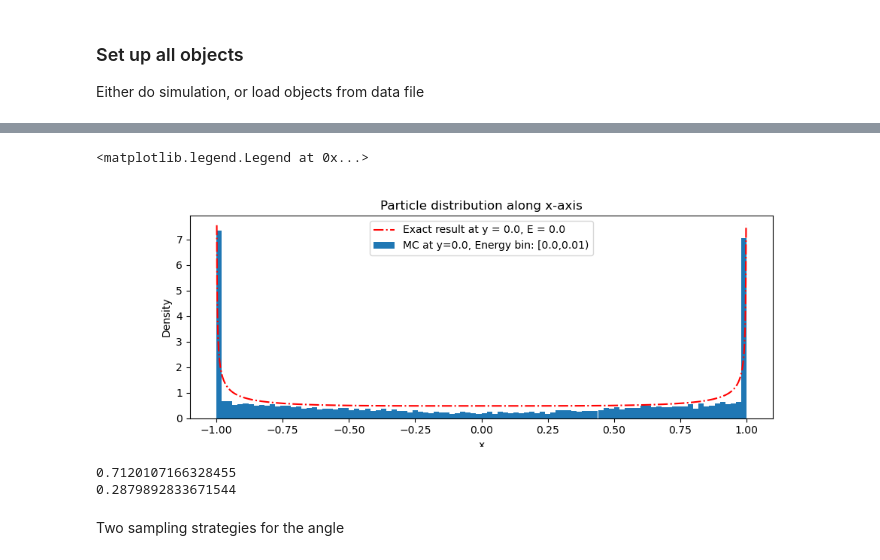
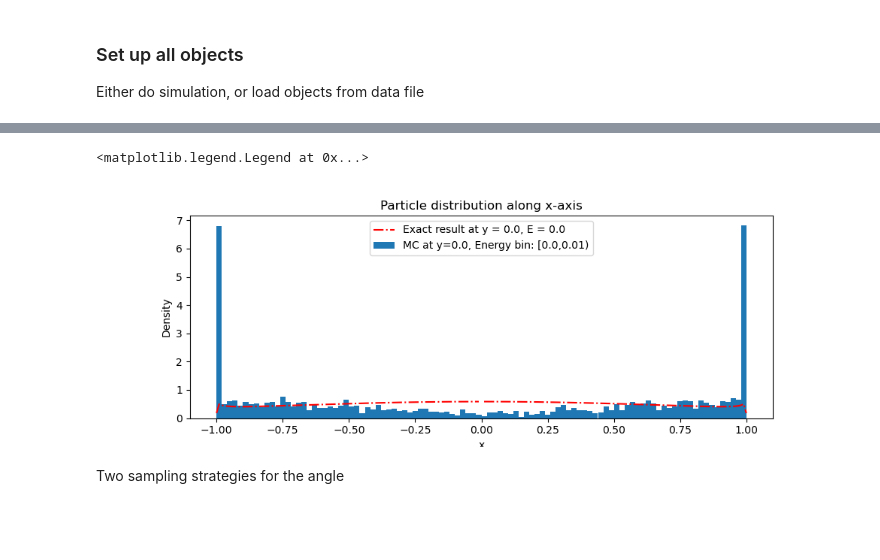
Before and after one commit to KlaasWillems/electronTransportCode, a Jupyter notebook: numericalExperiments/pointSource/PointSourceTest.ipynb, the cells around one changed output, grey strips where cells are left out. Saved outputs shown, nothing was run; the diff lists cells and outputs as text; code cells hidden in the pictures; blank space fills up the shorter version.

Commit message:
point source progress

```diff
--- a/numericalExperiments/pointSource/PointSourceTest.ipynb
+++ b/numericalExperiments/pointSource/PointSourceTest.ipynb
@@ -27,6 +27,8 @@ SEED: int = 4  # Random number generator seed
 SIM: bool = False
 
 if SIM:
+    NB_PARTICLES = 50000
+
     # Set up initial conditions
     eSource: float = 1.0
     pointSourceSim = PointSourceSimulation(minEnergy=0, eSource=eSource, rngSeed=SEED)
@@ -36,9 +38,10 @@ if SIM:
     simDomain = SimulationDomain(xmin, xmax, xmin, xmax, xbins, xbins, material=unitDensityMaterial)
 
     # Set up dose estimator
-    Ebins = 10
+    Ebins = 100
     fluenceEstimator = FluenceEstimator(simDomain=simDomain, Emin=0.0, Emax=eSource, Ebins=Ebins)
     doseEstimator = DoseEstimator(simDomain)
+    trackEndEstimator = TrackEndEstimator(simDomain, NB_PARTICLES)
 
     # Set up particle
     particle = PointSourceParticle(generator=SEED)  # rng is later overridden by simulation object
@@ -46,8 +49,8 @@ if SIM:
     # Set up particle tracer
     particleTracer = AnalogParticleTracer(particle=particle, simOptions=pointSourceSim, simDomain=simDomain)
 
-    NB_PARTICLES = 1000
-    particleTracer(nbParticles=NB_PARTICLES, estimators=(fluenceEstimator, doseEstimator))
+
+    particleTracer(nbParticles=NB_PARTICLES, estimators=(fluenceEstimator, doseEstimator, trackEndEstimator))
     print(f'Average amount of events: {particleTracer.averageNbCollisions}')
 else:
     with open('data/particleTracer.pkl', 'rb') as file:
@@ -59,6 +62,9 @@ else:
     with open('data/doseEstimator.pkl', 'rb') as file:
         doseEstimator = pickle.load(file)
 
+    with open('data/trackEndEstimator.pkl', 'rb') as file:
+        trackEndEstimator = pickle.load(file)
+
     particle = particleTracer.particle
     simDomain = particleTracer.simDomain
     pointSourceSim = particleTracer.simOptions
@@ -119,11 +86,11 @@ xv, _ = np.meshgrid(xs, ys)
 res = np.zeros_like(xv)
 for i1, x1 in enumerate(xs):
     for i2, y1 in enumerate(ys):
-        if np.power(x1, 2) + np.power(y1, 2) < 1.0:
-            r = np.power(x1, 2) + np.power(y1, 2)
-            t = 1.0
-            res[i1, i2] = 1/(2*np.pi*t*np.sqrt(np.power(t, 2) - np.power(r, 2)))
-            # res[i1, i2] = exactSolution.pointSourceSolution(x1, y1, 0.0, eSource)
+        if np.power(x1, 2) + np.power(y1, 2) <= 1.0:
+            # r = np.power(x1, 2) + np.power(y1, 2)
+            # t = 1.0
+            # res[i1, i2] = 1/(2*np.pi*t*np.sqrt(np.power(t, 2) - np.power(r, 2)))
+            res[i1, i2] = exactSolution.pointSourceSolution(x1, y1, 0.0, eSource)
 # %%
 # Plot energy deposition
 ebin2Index = 0
@@ -172,31 +153,29 @@ plt.show()
 # %%
  # End particle distribution along x-axis
 ybin1Index = int((xbins)/2)
 
 ybin1down = np.round(simDomain.yrange[ybin1Index], roundDigits)
 ybin1up = np.round(simDomain.yrange[ybin1Index+1], roundDigits)
 
-xFinalFluence = finalFluence[ybin1Index, :]
+xFinalFluence = finalFluence[ybin1Index, :]  # finalFluence.sum(axis=0)
 fig, ax1 = plt.subplots(figsize=(10, 3.5))
 ax1.set_title('Particle distribution along x-axis')
 
 dxMC = simDomain.xrange[1]-simDomain.xrange[0]
 dxRes = xs[1] - xs[0]
-ax1.bar(simDomain.xrange[:-1], xFinalFluence/(xFinalFluence.sum()*dxMC), align='edge', width=dxMC,
+
+normMC = (xFinalFluence.sum()*dxMC)
+normRes = np.trapz(np.nan_to_num(res[xSolIndex]), dx=dxRes)
+
+ax1.bar(simDomain.xrange[:-1], xFinalFluence/normMC, align='edge', width=dxMC,
         label=f'MC at y={np.round(simDomain.xrange[ybin1Index], roundDigits)}, Energy bin: [{bin2left},{bin2right})')
-ax1.plot(xs, res[xSolIndex]*3, '-.r', label=f'Exact result at y = {np.round(xs[xSolIndex], roundDigits)}, E = 0.0')
+ax1.plot(xs, res[xSolIndex]/normRes, '-.r', label=f'Exact result at y = {np.round(xs[xSolIndex], roundDigits)}, E = 0.0')
 ax1.set_xlabel('x')
 ax1.set_ylabel('Density')
 ax1.legend()
 # %% [output]
 <matplotlib.legend.Legend at 0x...>
-[figure, old version]
+[figure, new version]
-# %%
-print(xFinalFluence[1:-1].sum()/xFinalFluence.sum())
-print((xFinalFluence[0] + xFinalFluence[-1])/xFinalFluence.sum())
-# %% [output]
-0.7120107166328455
-0.2879892833671544
 # %% [markdown]
 Two sampling strategies for the angle
 # %%
```
Also changed, not shown: parts of 7 cells of this notebook, 6 other files.
